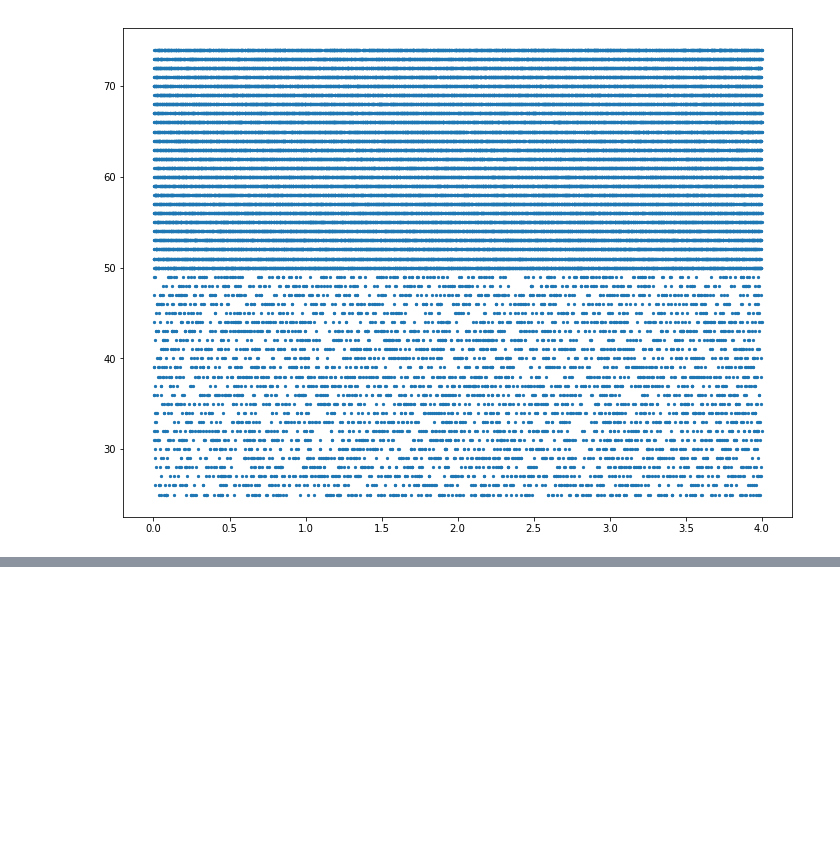
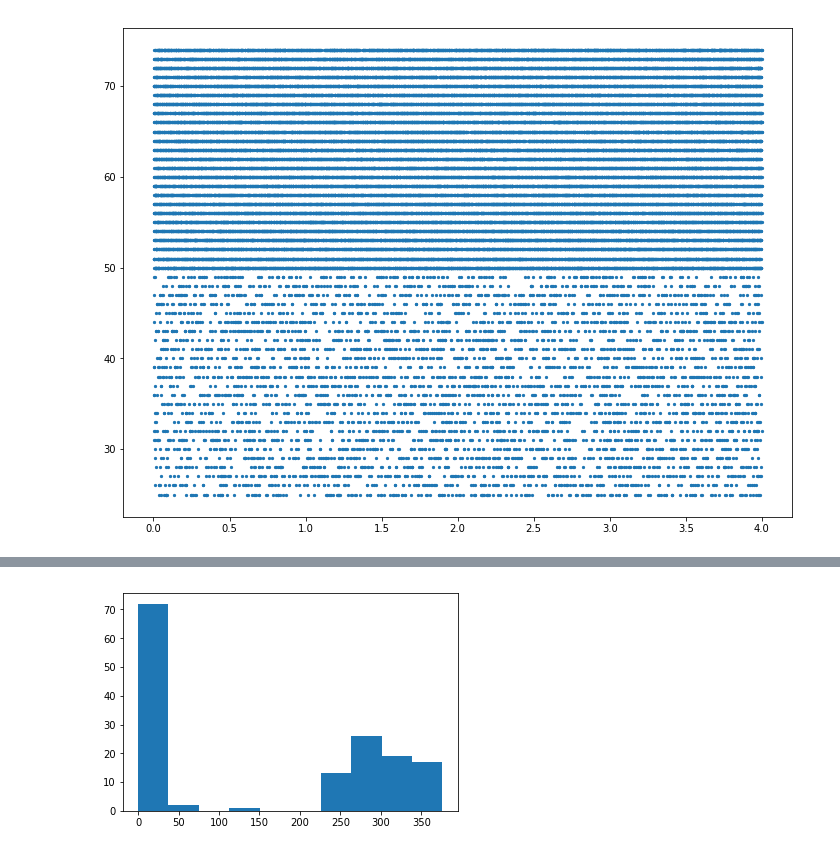
Before and after one commit to elliotelliot/MySpikingNetworks, a Jupyter notebook: SimplePlots.ipynb, the cells around one changed output, grey strips where cells are left out. Cells and saved outputs as stored; diff of their text form; code cells hidden in the pictures; blank space fills up the shorter version.

```diff
--- a/SimplePlots.ipynb
+++ b/SimplePlots.ipynb
@@ -67,0 +88,5 @@ plt.show()
+# %%
+plt.hist(inhfrs_stim2)
+plt.show()
+# %% [output]
+[figure, added]
```
Also changed, not shown: parts of 17 cells of this notebook.
